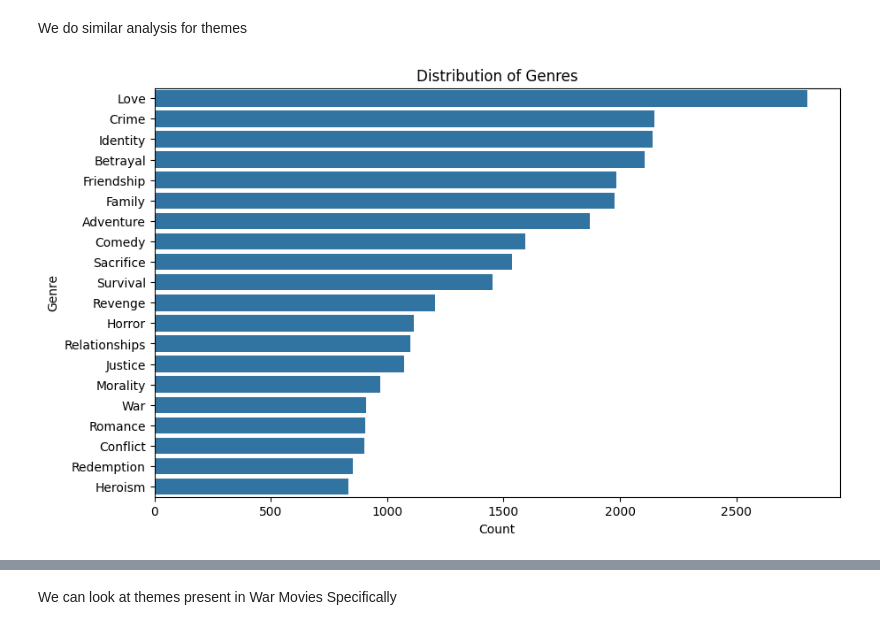
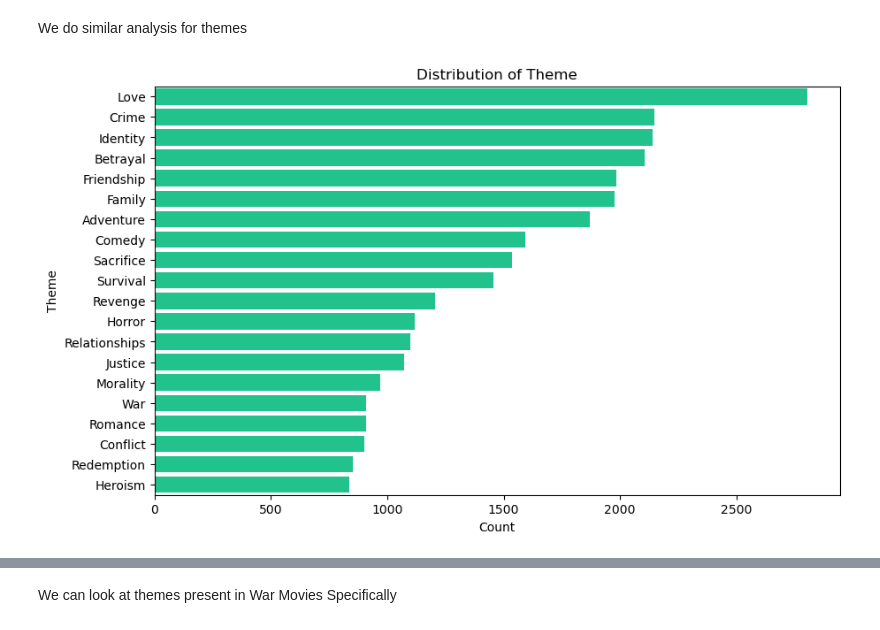
Before and after one commit to epfl-ada/ada-2024-project-datamigos, a Jupyter notebook: Genre&ThemeAnalysis.ipynb, the cells around one changed output, grey strips where cells are left out. Drawn from its saved outputs; the diff is of its cells as text; code cells hidden in the pictures.

Commit message:
cleaned themes and genres

```diff
--- a/Genre&ThemeAnalysis.ipynb
+++ b/Genre&ThemeAnalysis.ipynb
@@ -30,0 +9,3 @@ movies_df.head(5)
+# %%
+movies = convert_csv(pd.read_csv(PREPROCESSED_MOVIES))
+movies.head()
@@ -518,33 +126,21 @@ We see that war movies begin decreasing in frequency starting from the detente p
 We do similar analysis for themes
 # %%
 themes_df = (
-    movies_df[["genres", "cold_war_side", "theme", "release_date"]]
+    movies[["genres", "cold_war_side", "theme", "release_date"]]
     .explode("theme")
     .reset_index()
 )
 themes_df["theme"] = (
     themes_df["theme"]
     .str.title()
     .str.strip()
     .replace({"Wwii": "World War II", "World War Ii": "World War II"})
 )
-themes_df = themes_df[themes_df["theme"] != "None"].dropna(subset="genres")
+themes_df = themes_df[themes_df["theme"] != "None"].dropna(subset=["theme", "genres"])
 
-theme_counts = themes_df["theme"].value_counts().head(20)
-# Plot the distribution
-plt.figure(figsize=(10, 6))
-
-sns.barplot(
-    x=theme_counts.values,
-    y=theme_counts.index,
-)
-
-plt.title("Distribution of Genres")
-plt.xlabel("Count")
-plt.ylabel("Genre")
-plt.show()
+plot_distribution(themes_df, "theme")
 # %% [output]
-[figure, old version]
+[figure, new version]
 # %%
 western_theme_counts = (
     themes_df[themes_df["cold_war_side"] == "Western"]["theme"]
```
Also changed, not shown: parts of 36 cells of this notebook, 8 other files.
